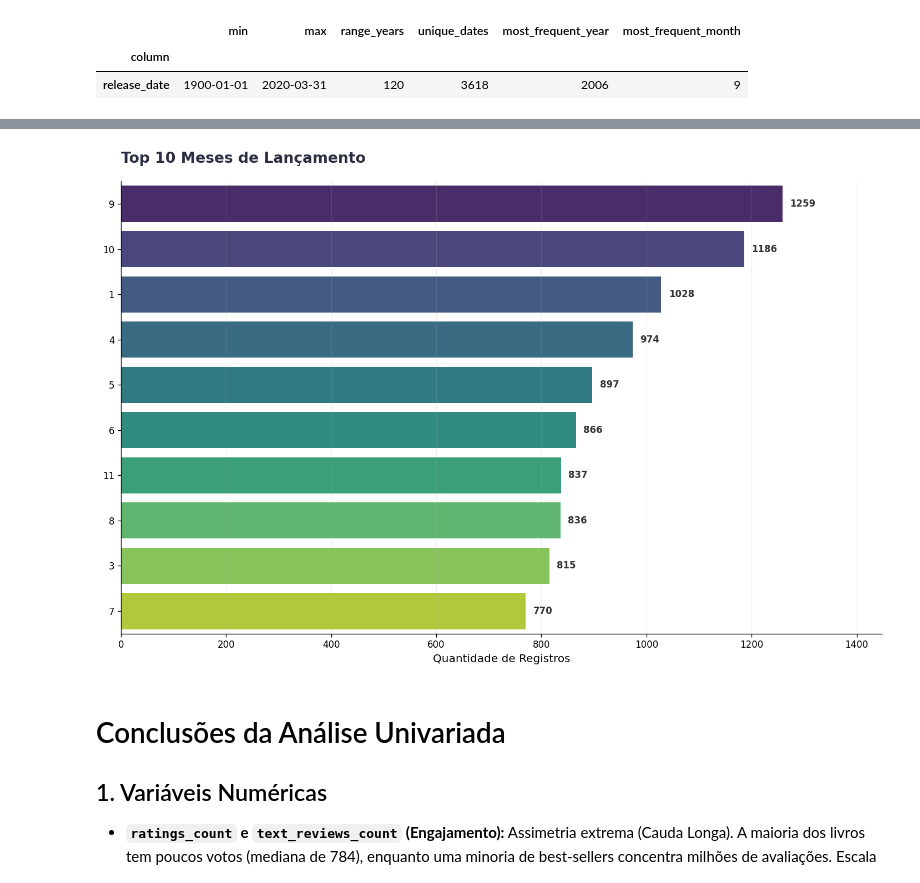
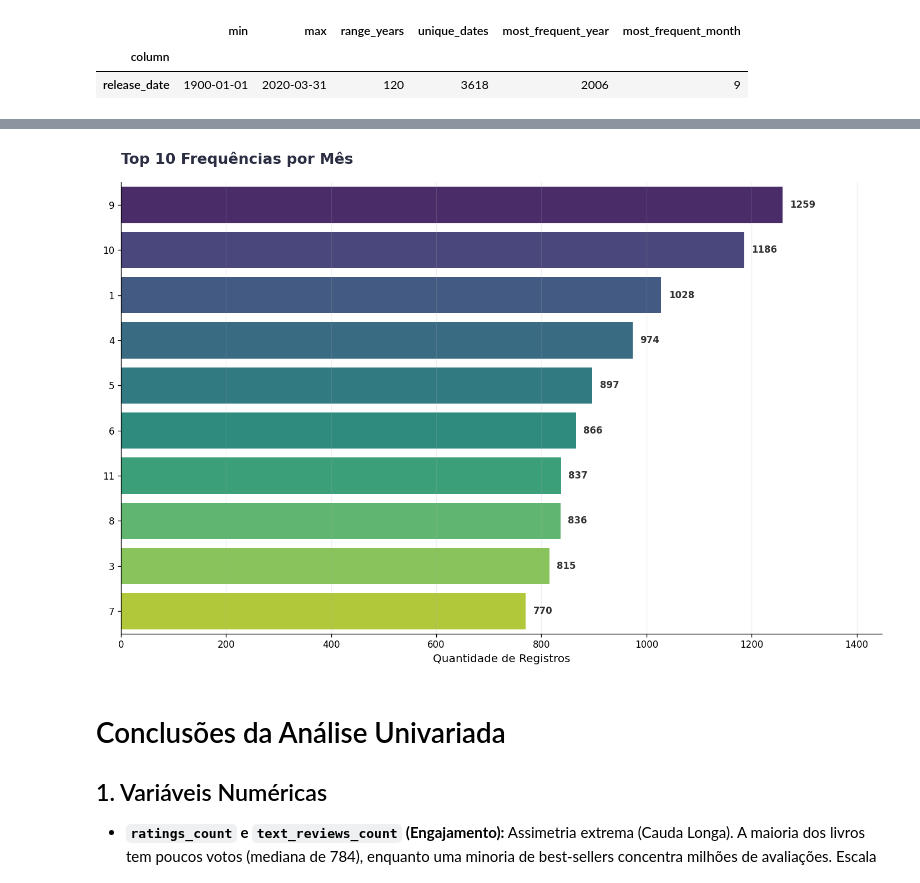
Before and after one commit to AleCecilio/entertainment_industry_performance_analysis, a Jupyter notebook: notebooks/03_eda_univariada_books.ipynb, the cells around one changed output, grey strips where cells are left out. Drawn from its saved outputs; the diff is of its cells as text; code cells hidden in the pictures.

Commit message:
aplicando análise univariada em variaveis globais numéricas que representam tempo e reorganizando arquitetura de src/view

```diff
--- a/notebooks/03_eda_univariada_books.ipynb
+++ b/notebooks/03_eda_univariada_books.ipynb
@@ -196,7 +230,7 @@ graf.graficos_top_release(df_books, 'release_date', data='year')
 # %%
-graf.graficos_top_release(df_books, 'release_date', data='month')
+graf.grafico_top_tempo(df_books, coluna='release_date', extracao='month')
 # %% [output]
-[figure, old version]
+[figure, new version]
 # %% [markdown]
 # Conclusões da Análise Univariada
 
```
Also changed, not shown: parts of 8 cells of this notebook, 11 other files.
